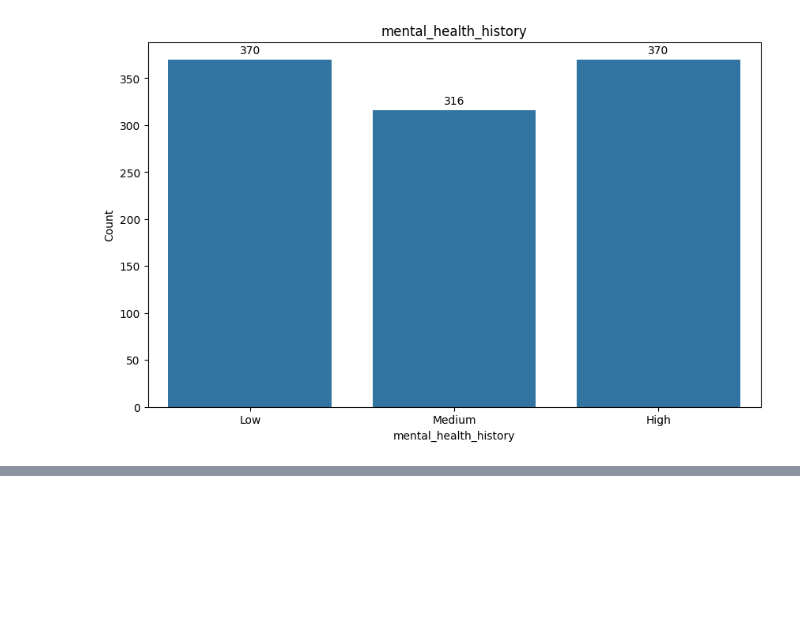
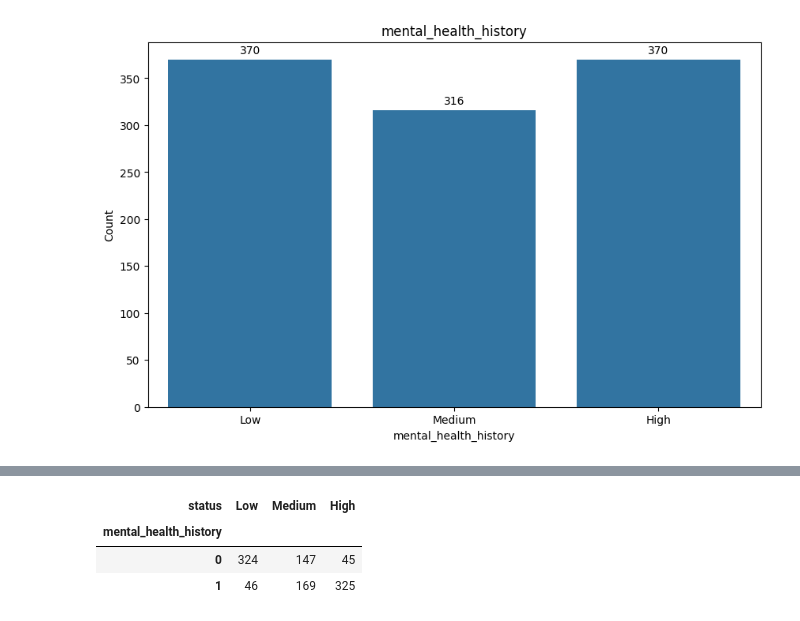
Before and after one commit to tadde201/pyhton_project, a Jupyter notebook: Data_analyst-Health.ipynb, the cells around one changed output, grey strips where cells are left out. Drawn from its saved outputs; the diff is of its cells as text; code cells hidden in the pictures; blank space fills up the shorter version.

```diff
--- a/Data_analyst-Health.ipynb
+++ b/Data_analyst-Health.ipynb
@@ -223 +279,9 @@ plt.legend(title='Depression Level')
 [figure]
+# %%
+avagdepression = df.groupby('mental_health_history')['status'].value_counts().unstack()
+avagdepression
+# %% [output]
+| status | Low | Medium | High |
+| mental_health_history |  |  |  |
+| 0 | 324 | 147 | 45 |
+| 1 | 46 | 169 | 325 |
```
Also changed, not shown: parts of 11 cells of this notebook, 1 other file.
